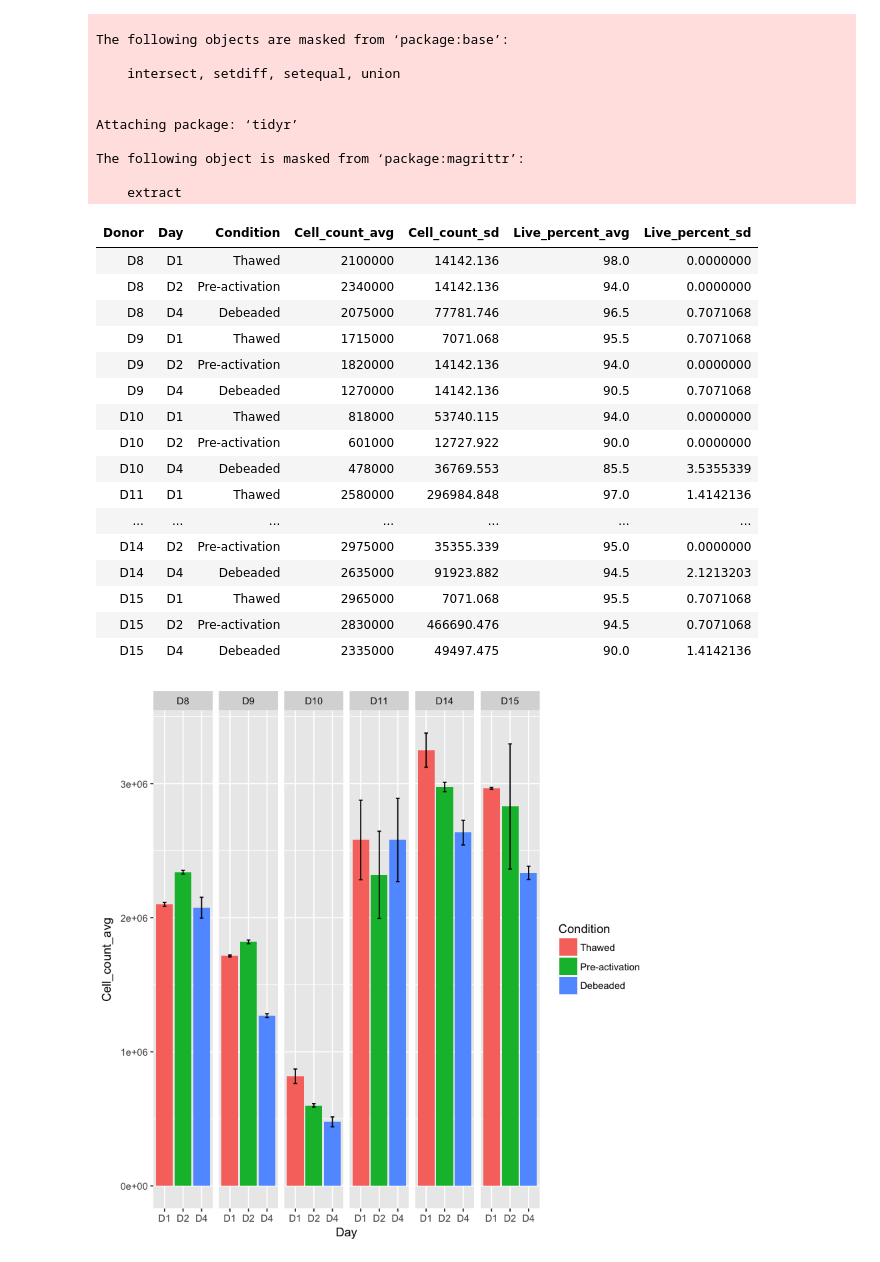
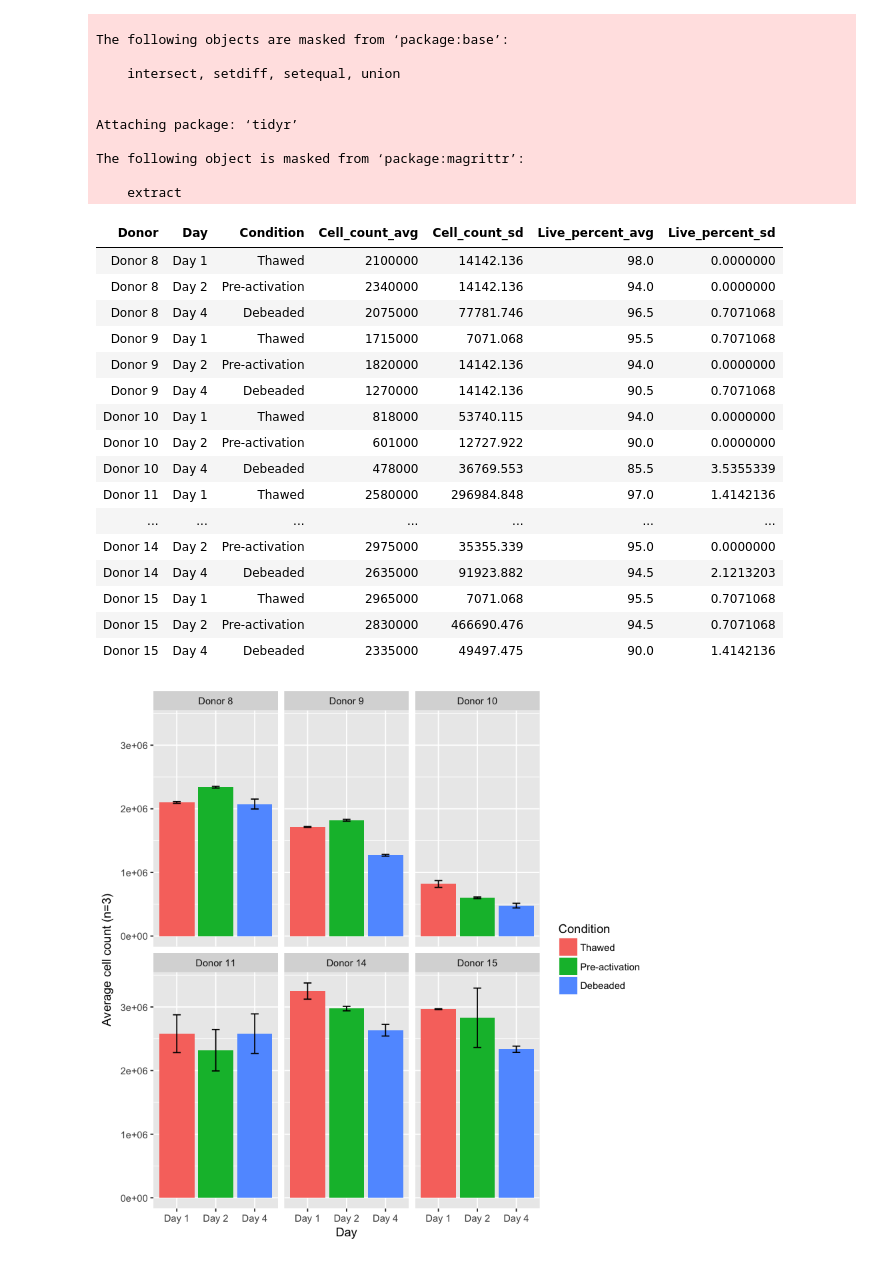
Before and after one commit to hammerlab/t-cell-guide, a Jupyter notebook: analyses/pre-post-activation-cell-counts/Cell counts pre- and post- activation.ipynb, the cells around one changed output. Cells and saved outputs as stored; diff of their text form; code cells hidden in the pictures.

Commit message:
update labels of the pre-post-activation cell count comparisons

```diff
--- a/analyses/pre-post-activation-cell-counts/Cell counts pre- and post- activation.ipynb
+++ b/analyses/pre-post-activation-cell-counts/Cell counts pre- and post- activation.ipynb
@@ -34,7 +34,10 @@ prepost_act_counts <- read_tsv(
       `Live fraction` = col_double(),
       `Total cells` = col_double()
     )
-
+) %>%
+mutate(
+    `Day`=factor(`Day`, labels=c("Day 1", "Day 2", "Day 4")),
+    `Donor`=factor(`Donor`, labels=c("Donor 8", "Donor 9", "Donor 10", "Donor 11", "Donor 14", "Donor 15"))
 ) %>%
 group_by(`Donor`, `Day`, `Condition`) %>%
 summarize(
@@ -47,33 +50,34 @@ summarize(
 prepost_act_counts
 # %% [output]
 | Donor | Day | Condition | Cell_count_avg | Cell_count_sd | Live_percent_avg | Live_percent_sd |
-| D8 | D1 | Thawed | 2100000 | 14142.136 | 98.0 | 0.0000000 |
-| D8 | D2 | Pre-activation | 2340000 | 14142.136 | 94.0 | 0.0000000 |
-| D8 | D4 | Debeaded | 2075000 | 77781.746 | 96.5 | 0.7071068 |
-| D9 | D1 | Thawed | 1715000 | 7071.068 | 95.5 | 0.7071068 |
-| D9 | D2 | Pre-activation | 1820000 | 14142.136 | 94.0 | 0.0000000 |
-| D9 | D4 | Debeaded | 1270000 | 14142.136 | 90.5 | 0.7071068 |
-| D10 | D1 | Thawed | 818000 | 53740.115 | 94.0 | 0.0000000 |
-| D10 | D2 | Pre-activation | 601000 | 12727.922 | 90.0 | 0.0000000 |
-| D10 | D4 | Debeaded | 478000 | 36769.553 | 85.5 | 3.5355339 |
-| D11 | D1 | Thawed | 2580000 | 296984.848 | 97.0 | 1.4142136 |
+| Donor 8 | Day 1 | Thawed | 2100000 | 14142.136 | 98.0 | 0.0000000 |
+| Donor 8 | Day 2 | Pre-activation | 2340000 | 14142.136 | 94.0 | 0.0000000 |
+| Donor 8 | Day 4 | Debeaded | 2075000 | 77781.746 | 96.5 | 0.7071068 |
+| Donor 9 | Day 1 | Thawed | 1715000 | 7071.068 | 95.5 | 0.7071068 |
+| Donor 9 | Day 2 | Pre-activation | 1820000 | 14142.136 | 94.0 | 0.0000000 |
+| Donor 9 | Day 4 | Debeaded | 1270000 | 14142.136 | 90.5 | 0.7071068 |
+| Donor 10 | Day 1 | Thawed | 818000 | 53740.115 | 94.0 | 0.0000000 |
+| Donor 10 | Day 2 | Pre-activation | 601000 | 12727.922 | 90.0 | 0.0000000 |
+| Donor 10 | Day 4 | Debeaded | 478000 | 36769.553 | 85.5 | 3.5355339 |
+| Donor 11 | Day 1 | Thawed | 2580000 | 296984.848 | 97.0 | 1.4142136 |
 | ... | ... | ... | ... | ... | ... | ... |
-| D14 | D2 | Pre-activation | 2975000 | 35355.339 | 95.0 | 0.0000000 |
-| D14 | D4 | Debeaded | 2635000 | 91923.882 | 94.5 | 2.1213203 |
-| D15 | D1 | Thawed | 2965000 | 7071.068 | 95.5 | 0.7071068 |
-| D15 | D2 | Pre-activation | 2830000 | 466690.476 | 94.5 | 0.7071068 |
-| D15 | D4 | Debeaded | 2335000 | 49497.475 | 90.0 | 1.4142136 |
+| Donor 14 | Day 2 | Pre-activation | 2975000 | 35355.339 | 95.0 | 0.0000000 |
+| Donor 14 | Day 4 | Debeaded | 2635000 | 91923.882 | 94.5 | 2.1213203 |
+| Donor 15 | Day 1 | Thawed | 2965000 | 7071.068 | 95.5 | 0.7071068 |
+| Donor 15 | Day 2 | Pre-activation | 2830000 | 466690.476 | 94.5 | 0.7071068 |
+| Donor 15 | Day 4 | Debeaded | 2335000 | 49497.475 | 90.0 | 1.4142136 |
 # %%
 prepost_act_counts %>%
-ggplot(aes(x=`Condition`, y=`Cell_count_avg`, group=`Donor`, fill=`Day`)) +
+ggplot(aes(x=`Day`, y=`Cell_count_avg`, group=`Donor`, fill=`Condition`)) +
     geom_col() +
     geom_errorbar(
         aes(ymin=`Cell_count_avg`-`Cell_count_sd`, ymax=`Cell_count_avg`+`Cell_count_sd`),
         width=0.2
     ) +
-    facet_wrap(~`Donor`, ncol=6)
+    facet_wrap(~`Donor`, ncol=3) +
+    ylab('Average cell count (n=3)')
 # %% [output]
-[figure, old version]
+[figure, new version]
 # %%
 normalize_by_D1 <- function(x) {
     x / x[1]
```
Also changed, not shown: parts of 2 cells of this notebook.
